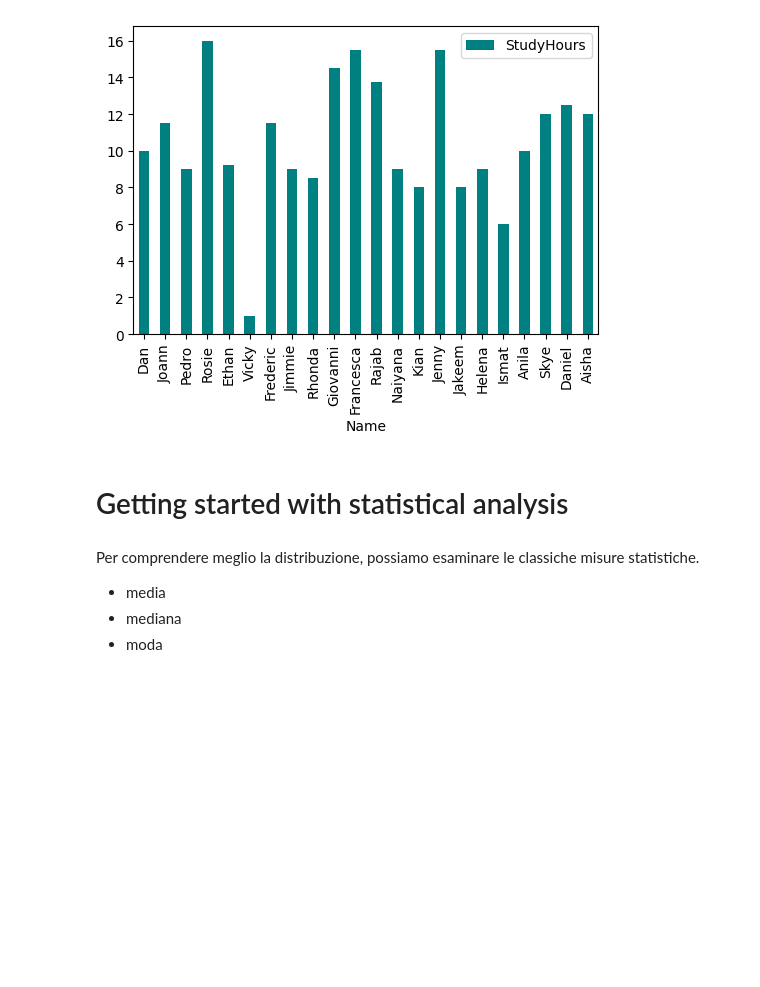
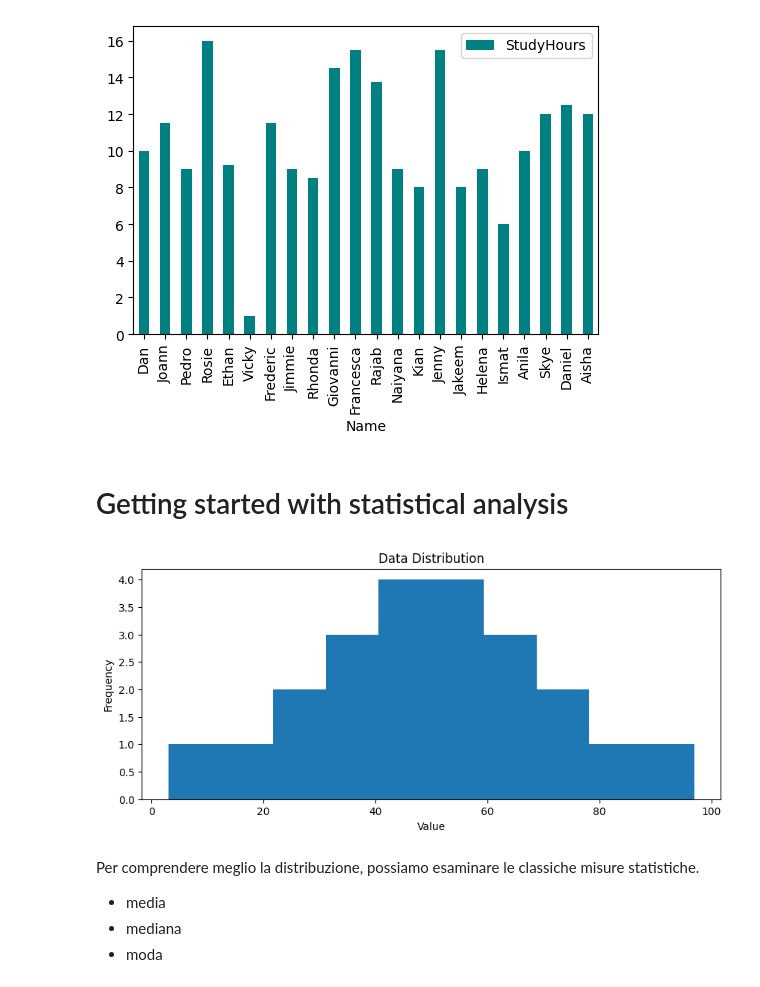
Before and after one commit to Rick8998/PythonEsempi_Tutorial, a Jupyter notebook: data_analysis/pandas_examples/matplotlib.ipynb, the cells around one changed output. Cells and saved outputs as stored; diff of their text form; code cells hidden in the pictures; blank space fills up the shorter version.

```diff
--- a/data_analysis/pandas_examples/matplotlib.ipynb
+++ b/data_analysis/pandas_examples/matplotlib.ipynb
@@ -120,20 +120,22 @@ df_students.plot.bar(x='Name', y='StudyHours', color='teal', figsize=(6,4))
 # %%
 # Get the variable to examine
 var_data = df_students['Grade']
 
 # Create a Figure
-fig = plt.figure(figsize=(10,4))
+plt.figure(figsize=(10,4))
 
 # Plot a histogram
 plt.hist(var_data)
 
 # Add titles and labels
 plt.title('Data Distribution')
 plt.xlabel('Value')
 plt.ylabel('Frequency')
 
 # Show the figure
-fig.show()
+plt.show()
+# %% [output]
+[figure, added]
 # %% [markdown]
 Per comprendere meglio la distribuzione, possiamo esaminare le classiche misure statistiche.
 
```
Also changed, not shown: parts of 2 cells of this notebook.
